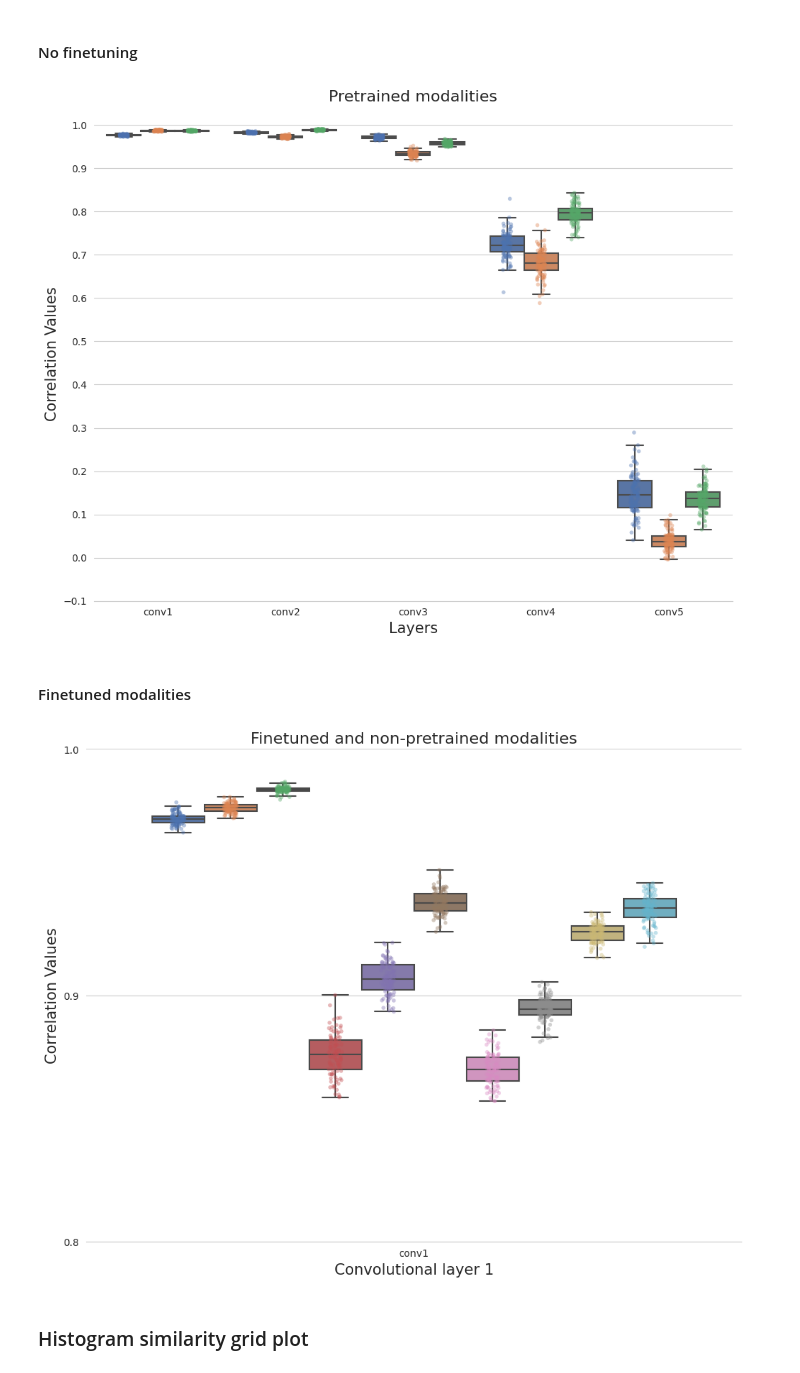
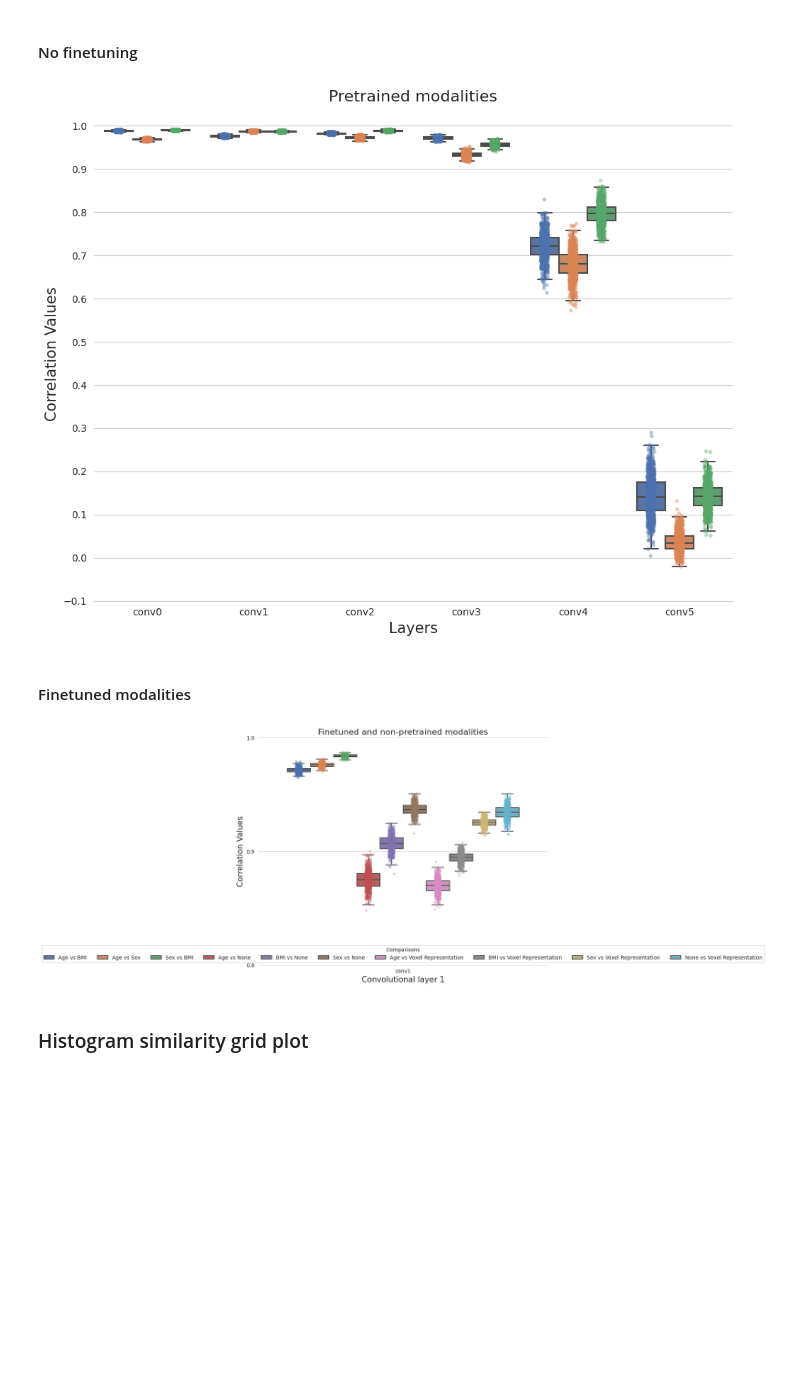
Before and after one commit to FerminT/BrainVAE, a Jupyter notebook: RSA.ipynb, the cells around one changed output. Cells and saved outputs as stored; diff of their text form; code cells hidden in the pictures; blank space fills up the shorter version.

Commit message:
Update RSA notebook and plotting

```diff
--- a/RSA.ipynb
+++ b/RSA.ipynb
@@ -248,7 +248,7 @@ rdms_file, batches_file = 'rdms.pkl', 'batches.pkl'
 rdms_path = base_path / 'results'
 tasks = ['ad_vs_hc', 'ad_vs_mci', 'mci_vs_hc']
 models = ['age', 'sex', 'bmi', 'none']
-layers = ['conv1', 'conv2', 'conv3', 'conv4', 'conv5']
+layers = ['conv0', 'conv1', 'conv2', 'conv3', 'conv4', 'conv5']
 n_iters = 1000
 random_state = 42
 comparisons_dict = compare_models(tasks, models, layers, rdms_path, n_iters, random_state)
@@ -269,16 +269,16 @@ none_rdms = plot_maps(ad_vs_hc_rdms['none']['tl'], 'None', ['AD', 'HC'])
 fig = plot_model_comparisons(comparisons_dict['ad_vs_hc'], model_type='pretrained', legend=False)
 # fig.savefig('ad_vs_hc_pretrained_comparisons.png', dpi=300)
 # %% [output]
-[figure, old version]
+[figure, new version]
 # %% [markdown]
 #### Finetuned modalities
 # %%
-fig = plot_model_comparisons(comparisons_dict['ad_vs_hc'], model_type='tl', layers=['conv1'], legend=False,
+fig = plot_model_comparisons(comparisons_dict['ad_vs_hc'], model_type='tl', layers=['conv1'], legend=True,
                              x_label='Convolutional layer 1', title='Finetuned and non-pretrained modalities',
                              fig_size=(10, 7.9))
-fig.savefig('ad_vs_hc_tl_comparisons.png', dpi=300)
+# fig.savefig('ad_vs_hc_tl_comparisons.png', dpi=300)
 # %% [output]
-[figure, old version]
+[figure, new version]
 # %% [markdown]
 ### Histogram similarity grid plot
 # %%
```
Also changed, not shown: parts of 1 cell of this notebook, 1 other file.
